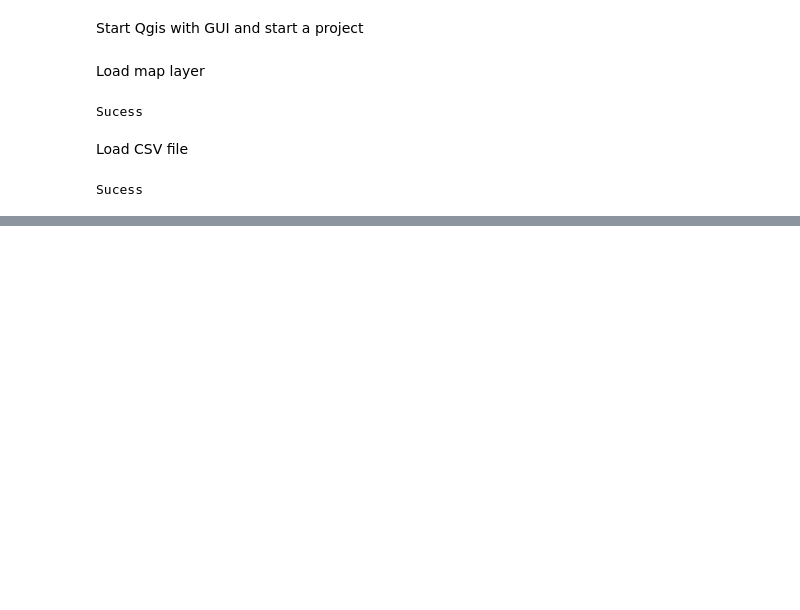
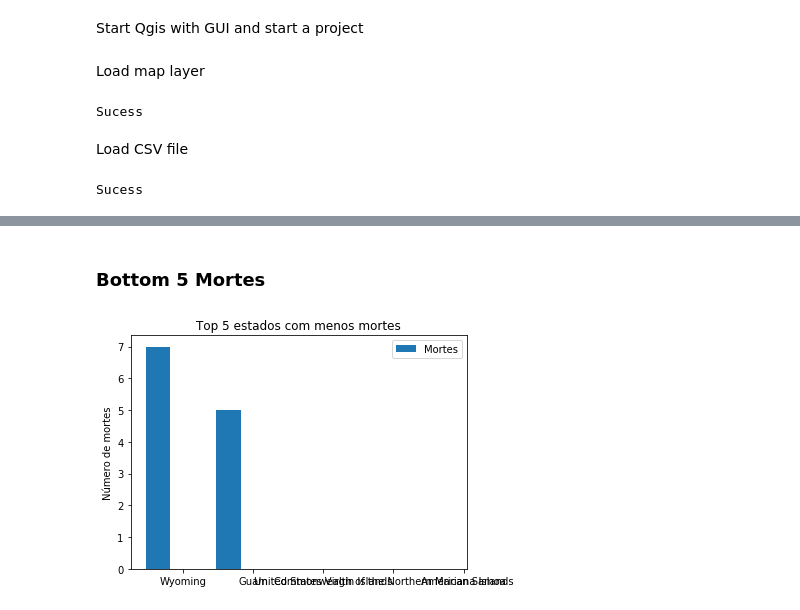
Before and after one commit to Zayts3v/Cartografia, a Jupyter notebook: Cartografia_TP_A82491.ipynb, the cells around one changed output, grey strips where cells are left out. Saved outputs shown, nothing was run; the diff lists cells and outputs as text; code cells hidden in the pictures; blank space fills up the shorter version.

```diff
--- a/Cartografia_TP_A82491.ipynb
+++ b/Cartografia_TP_A82491.ipynb
@@ -116,0 +160,21 @@ Image( imgbuf.data() )
+# %% [markdown]
+### Bottom 5 Mortes
+# %%
+delta1 = [bottom5death[0]['Death'],bottom5death[1]['Death'],bottom5death[2]['Death'],bottom5death[3]['Death'],bottom5death[4]['Death']]
+states = [bottom5death[0]['Name'],bottom5death[1]['Name'],bottom5death[2]['Name'],bottom5death[3]['Name'],bottom5death[4]['Name']]
+
+fig, ax = plt.subplots()
+index = np.arange(5)
+bar_width = 0.35
+
+rects1 = plt.bar(index, delta1, bar_width, label='Mortes')
+
+plt.ylabel('Número de mortes')
+plt.title('Top 5 estados com menos mortes')
+plt.xticks(index + bar_width,states,)
+plt.legend()
+
+plt.tight_layout()
+plt.show()
+# %% [output]
+[figure, added]
```
Also changed, not shown: parts of 19 cells of this notebook, 1 other file.
